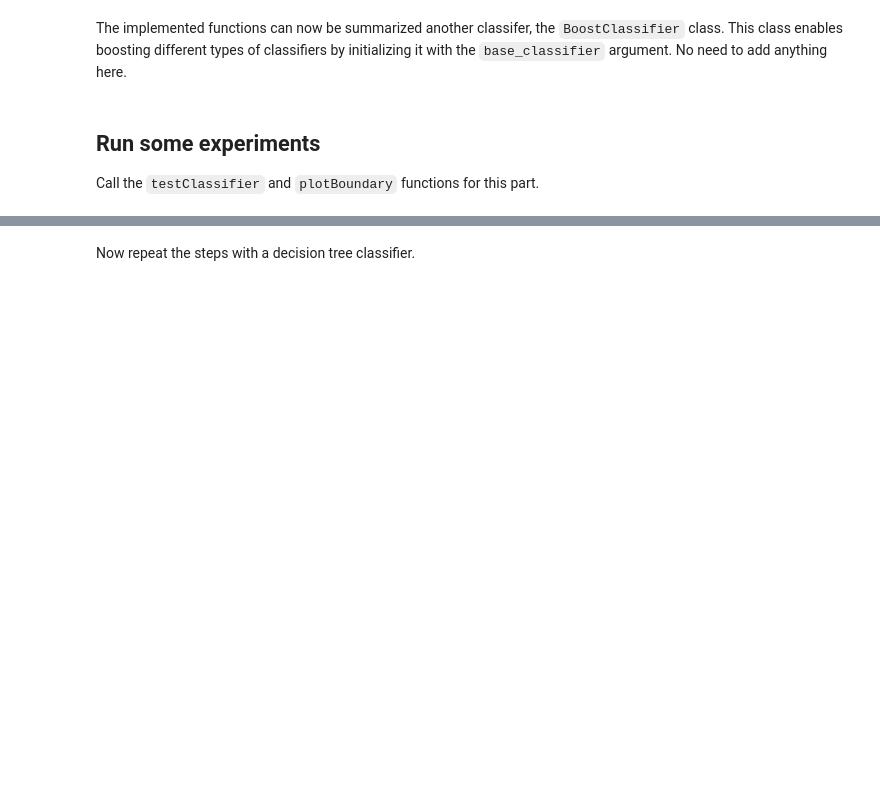
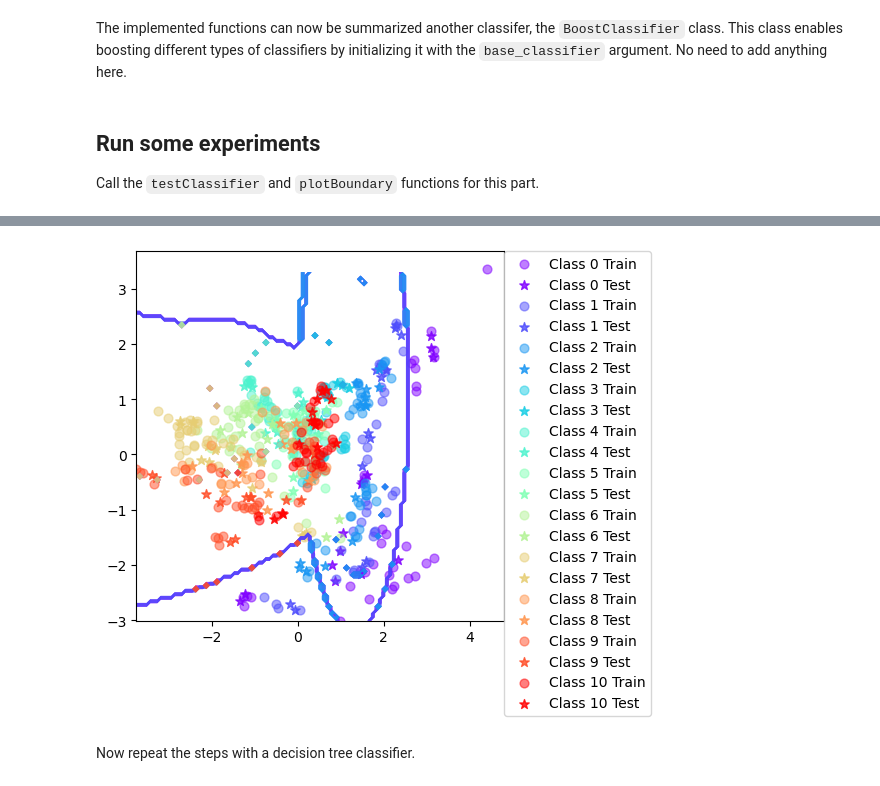
Before and after one commit to samshahriari/ML, a Jupyter notebook: Lab3/lab3.ipynb, the cells around one changed output, grey strips where cells are left out. Cells and saved outputs as stored; diff of their text form; code cells hidden in the pictures; blank space fills up the shorter version.

```diff
--- a/Lab3/lab3.ipynb
+++ b/Lab3/lab3.ipynb
@@ -40,15 +40,21 @@ def computePrior(labels, W=None):
 
     prior = np.zeros((Nclasses,1))
 
+    assert np.isclose(np.sum(W), 1), W
     #
     # ==========================
 
     for i, c in enumerate(classes):
         idx = labels == c # creates a boolean list
          # counts T as 1
-        prior[i] = np.sum(idx)/Npts
+        prior[i] = np.sum(W.flatten(), where=idx)
+        #prior[i] = np.sum(idx)/Npts
+
 
     # ==========================
+
+    assert np.isclose(np.sum(prior), 1), prior
+    assert prior.shape == (Nclasses, 1)
 
     return prior
 
@@ -234,7 +230,7 @@ def trainBoost(base_classifier, X, labels, T=10):
     alphas = [] # append the vote weight of the classifiers to this list
 
     # The weights for the first iteration
-    wCur = np.ones((Npts,1))/float(Npts)
+    wCur = np.ones((Npts,1))/float(Npts) # step 0
 
     for i_iter in range(0, T):
         # a new classifier can be trained like this, given the current weights
@@ -246,7 +242,18 @@ def trainBoost(base_classifier, X, labels, T=10):
         # TODO: Fill in the rest, construct the alphas etc.
         # ==========================
 
-        # alphas.append(alpha) # you will need to append the new alpha
+        delta = vote == labels
+        eps = np.sum(wCur.flatten(), where=np.logical_not(delta)) + 1e-10 # TODO se till att denna är inte felaktigt inverterad
+        alpha = 0.5*(np.log(1-eps)-np.log(eps))
+
+        alphas.append(alpha) # you will need to append the new alpha
+
+        type = np.array([np.exp(-alpha) if x else np.exp(alpha) for x in delta])
+        wCur  *= type.reshape(-1,1)
+        wCur  /= np.sum(wCur)
+
+
+
         # ==========================
 
     return classifiers, alphas
@@ -270,6 +277,22 @@ def classifyBoost(X, classifiers, alphas, Nclasses):
         # here we can do it by filling in the votes vector with weighted votes
         # ==========================
 
+#       for k in range(Nclasses):
+#         for i in range(Npts):
+#             x = X[i].reshape(1,-1)
+
+#             logProb[k, i] = -0.5 * np.log(np.linalg.det(sigma[k])) - 0.5*(x-mu[k])@(np.linalg.inv(sigma[k]))@(x-mu[k]).T + np.log(prior[k])
+
+
+        for t, cl in enumerate(classifiers):
+            classified = cl.classify(X)
+            #delta = classified == labels
+            for i in range(Npts):
+                #eps = np.sum(wCur.flatten(), where=not delta)
+
+                votes[i][classified[i]] += alphas[t]
+
+
         # ==========================
 
         # one way to compute yPred after accumulating the votes
@@ -306,0 +362,4 @@ plotBoundary(BoostClassifier(BayesClassifier()), dataset='iris',split=0.7)
+# %%
+%matplotlib inline
+plotBoundary(BoostClassifier(BayesClassifier()), dataset='vowel',split=0.7)
+# %% [output]
@@ -307,3 +383,4 @@ plotBoundary(BoostClassifier(BayesClassifier()), dataset='iris',split=0.7)
+[figure, added]
 # %% [markdown]
 Now repeat the steps with a decision tree classifier.
 # %%
```
Also changed, not shown: parts of 16 cells of this notebook.
